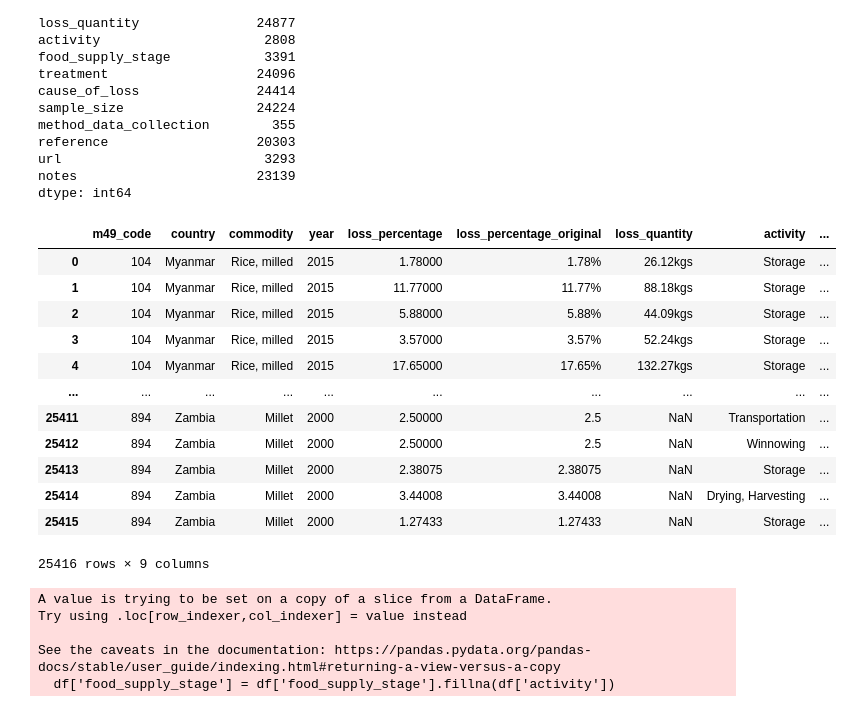
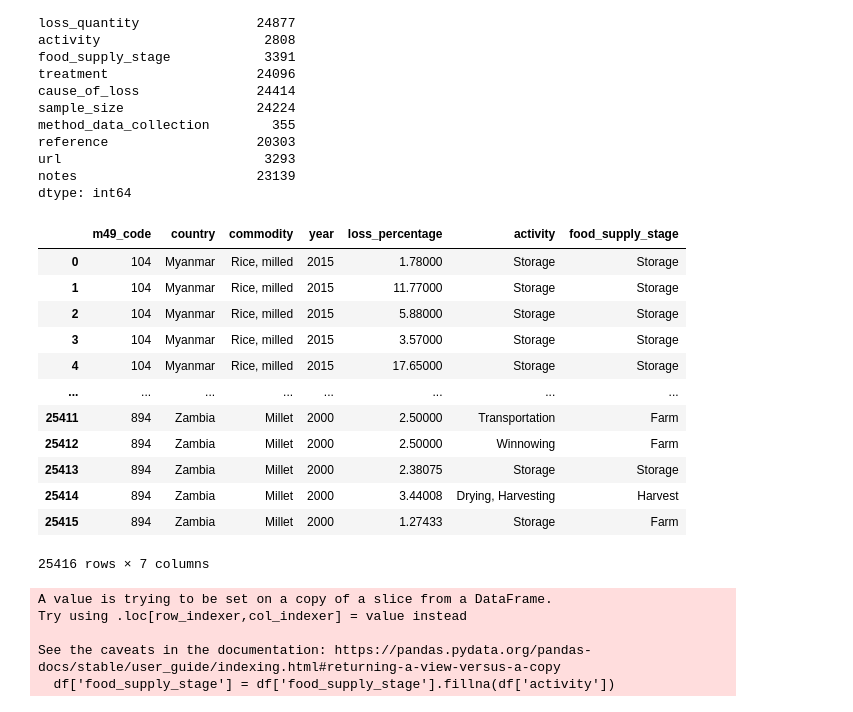
Before and after one commit to AlexRibeiro95/Project_FoodWaste, a Jupyter notebook: DW/DW_Food-Waste_dataset.ipynb, the cells around one changed output. Saved outputs shown, nothing was run; the diff lists cells and outputs as text; code cells hidden in the pictures.

```diff
--- a/Project/main.ipynb
+++ b/DW/DW_Food-Waste_dataset.ipynb
@@ -80,23 +80,23 @@ dtype: int64
 # %%
 #Drop columns that are not relevant for our analysis
 
-df = df.drop(columns=['notes', 'url', 'reference', 'method_data_collection', 'sample_size', 'cause_of_loss', 'treatment', 'region', 'cpc_code'])
+df = df.drop(columns=['notes', 'url', 'reference', 'method_data_collection', 'sample_size', 'cause_of_loss', 'treatment', 'region', 'cpc_code', 'loss_quantity', 'loss_percentage_original'])
 
 df
 # %% [output]
-|  | m49_code | country | commodity | year | loss_percentage | loss_percentage_original | loss_quantity | activity | ... |
-| 0 | 104 | Myanmar | Rice, milled | 2015 | 1.78000 | 1.78% | 26.12kgs | Storage | ... |
-| 1 | 104 | Myanmar | Rice, milled | 2015 | 11.77000 | 11.77% | 88.18kgs | Storage | ... |
-| 2 | 104 | Myanmar | Rice, milled | 2015 | 5.88000 | 5.88% | 44.09kgs | Storage | ... |
-| 3 | 104 | Myanmar | Rice, milled | 2015 | 3.57000 | 3.57% | 52.24kgs | Storage | ... |
-| 4 | 104 | Myanmar | Rice, milled | 2015 | 17.65000 | 17.65% | 132.27kgs | Storage | ... |
-| ... | ... | ... | ... | ... | ... | ... | ... | ... | ... |
-| 25411 | 894 | Zambia | Millet | 2000 | 2.50000 | 2.5 | NaN | Transportation | ... |
-| 25412 | 894 | Zambia | Millet | 2000 | 2.50000 | 2.5 | NaN | Winnowing | ... |
-| 25413 | 894 | Zambia | Millet | 2000 | 2.38075 | 2.38075 | NaN | Storage | ... |
-| 25414 | 894 | Zambia | Millet | 2000 | 3.44008 | 3.44008 | NaN | Drying, Harvesting | ... |
-| 25415 | 894 | Zambia | Millet | 2000 | 1.27433 | 1.27433 | NaN | Storage | ... |
+|  | m49_code | country | commodity | year | loss_percentage | activity | food_supply_stage |
+| 0 | 104 | Myanmar | Rice, milled | 2015 | 1.78000 | Storage | Storage |
+| 1 | 104 | Myanmar | Rice, milled | 2015 | 11.77000 | Storage | Storage |
+| 2 | 104 | Myanmar | Rice, milled | 2015 | 5.88000 | Storage | Storage |
+| 3 | 104 | Myanmar | Rice, milled | 2015 | 3.57000 | Storage | Storage |
+| 4 | 104 | Myanmar | Rice, milled | 2015 | 17.65000 | Storage | Storage |
+| ... | ... | ... | ... | ... | ... | ... | ... |
+| 25411 | 894 | Zambia | Millet | 2000 | 2.50000 | Transportation | Farm |
+| 25412 | 894 | Zambia | Millet | 2000 | 2.50000 | Winnowing | Farm |
+| 25413 | 894 | Zambia | Millet | 2000 | 2.38075 | Storage | Storage |
+| 25414 | 894 | Zambia | Millet | 2000 | 3.44008 | Drying, Harvesting | Harvest |
+| 25415 | 894 | Zambia | Millet | 2000 | 1.27433 | Storage | Farm |
-25416 rows × 9 columns
+25416 rows × 7 columns
 # %%
 #How many rows have both activity and food_supply_stage missing
 
```
Also changed, not shown: parts of 11 cells of this notebook, 2 other files.
